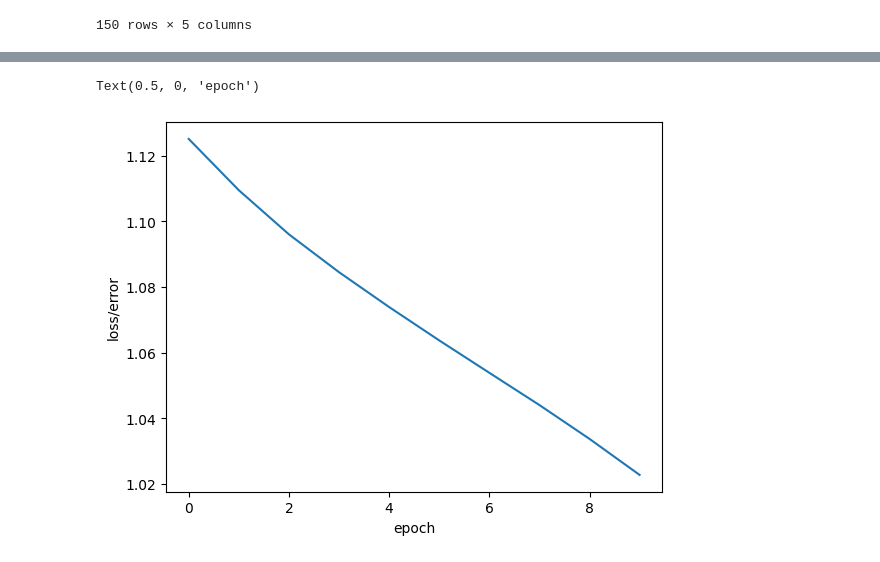
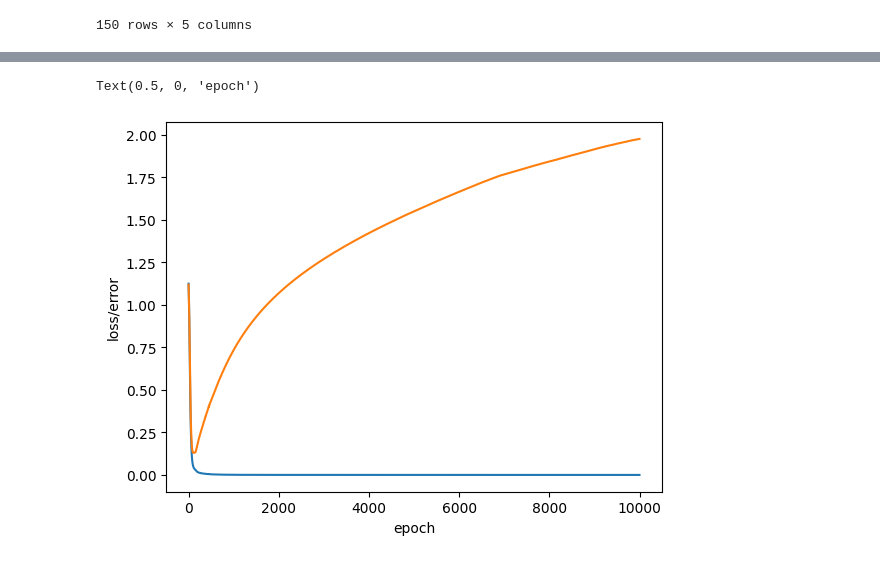
Before and after one commit to timmao78/git_demo, a Jupyter notebook: simple_NeuralNetwork.ipynb, the cells around one changed output, grey strips where cells are left out. Cells and saved outputs as stored; diff of their text form; code cells hidden in the pictures.

```diff
--- a/simple_NeuralNetwork.ipynb
+++ b/simple_NeuralNetwork.ipynb
@@ -91,22 +91,26 @@ optimizer = torch.optim.Adam(model.parameters(), lr=0.01)
 # %%
 #Train our model
 #Epochs?(one run thru all the training data in our network)
-epochs = 10
+epochs = 10000
 losses=[]
+losses2=[]
+
 for i in range(epochs):
   # Go forward and get a prediction
   y_pred = model.forward(X_train) #Get predicted result
+  y_pred2 = model.forward(X_test)
 
   # Measure the loss/error, gonna be high at first
   loss = criterion(y_pred, y_train)
-  loss
+  loss2 = criterion(y_pred2, y_test)
 
  # Keep Track of our losses
   losses.append(loss.detach().numpy())
+  losses2.append(loss2.detach().numpy())
 
   # print every 10 epoch
   if i%10 == 0:
-    print(f"Epoch:{i} and loss: {loss}")
+    print(f"Epoch:{i} and loss: {loss} {loss2}")
 
   # Do some back propagation
   optimizer.zero_grad()
@@ -117,8 +137,9 @@ Epoch:0 and loss: 1.1251550912857056
 # %%
 # Graph it out
 plt.plot(range(epochs), losses)
+plt.plot(range(epochs), losses2)
 plt.ylabel("loss/error")
 plt.xlabel('epoch')
 # %% [output]
 Text(0.5, 0, 'epoch')
-[figure, old version]
+[figure, new version]
```
Also changed, not shown: parts of 1 cell of this notebook.
